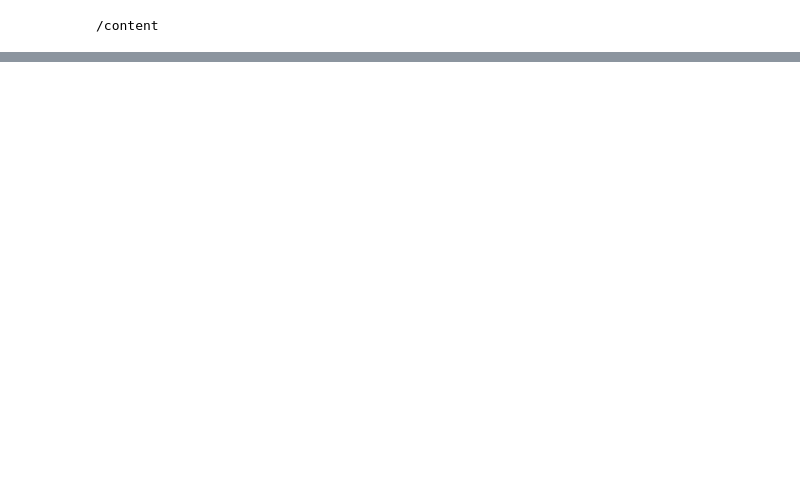
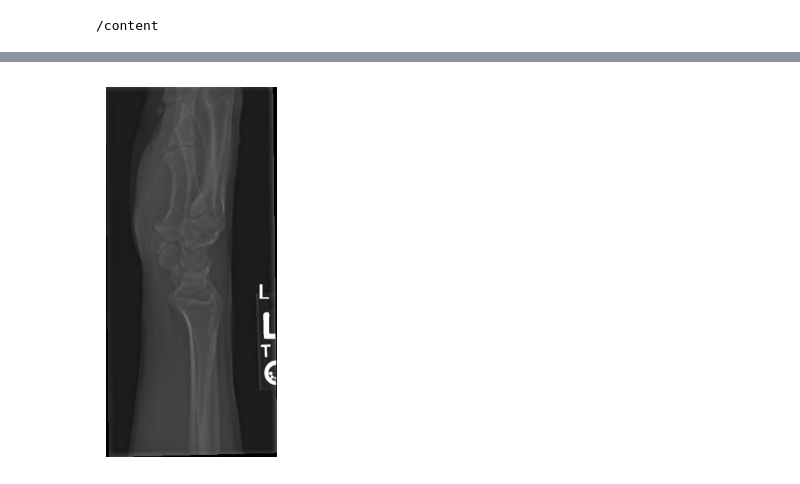
Before and after one commit to aristocrat71/Bone.ai, a Jupyter notebook: models/Locator.ipynb, the cells around one changed output, grey strips where cells are left out. Saved outputs shown, nothing was run; the diff lists cells and outputs as text; code cells hidden in the pictures; blank space fills up the shorter version.

```diff
--- a/models/Locator.ipynb
+++ b/models/Locator.ipynb
@@ -49,0 +195,7 @@ bone_fracture_data  bone-fracture-detection-computer-vision-project.zip  drive
+# %%
+img = Image.open(r"/content/bone_fracture_data/BoneFractureYolo8/valid/images/image1_0_png.rf.d29cab92b154a83ca5bf7e40083673a2.jpg")
+plt.imshow(img)
+plt.axis("off")
+plt.show()
+# %% [output]
+[figure, added]
```
Also changed, not shown: parts of 9 cells of this notebook.
